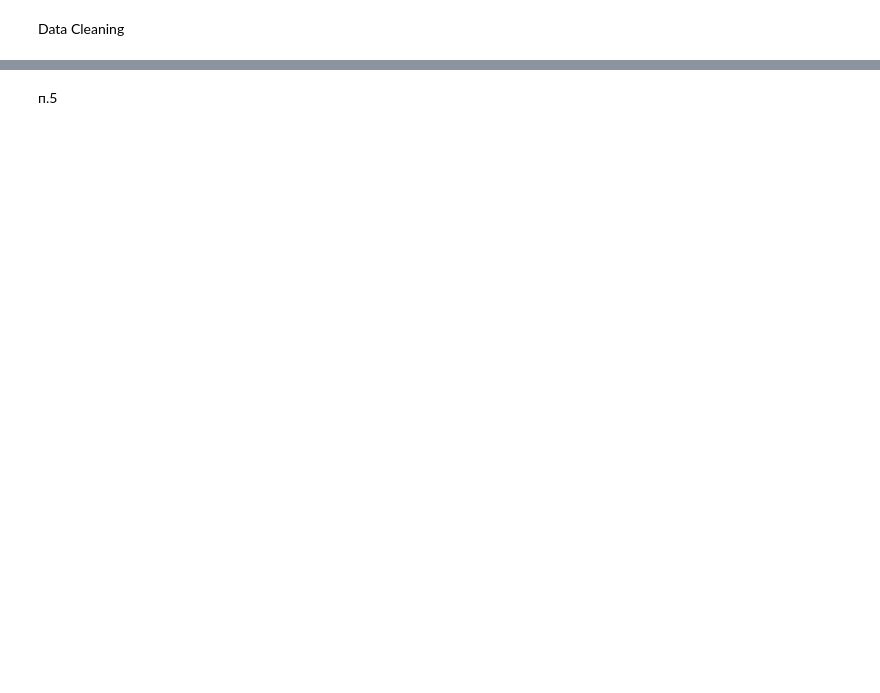
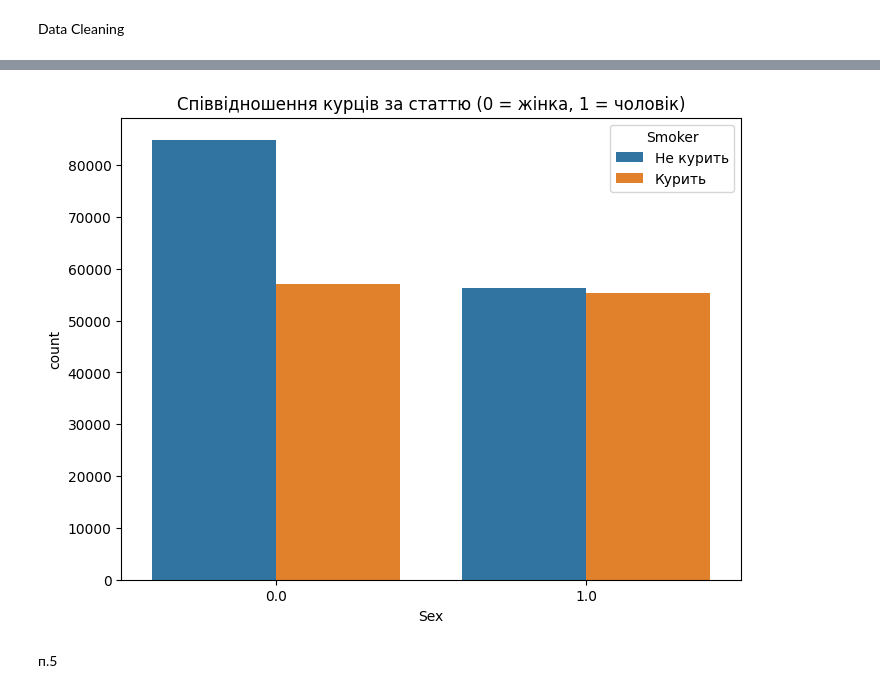
Before and after one commit to dmytrpylyp-ipt28/adlabs, a Jupyter notebook: lab3/lab3.ipynb, the cells around one changed output, grey strips where cells are left out. Cells and saved outputs as stored; diff of their text form; code cells hidden in the pictures; blank space fills up the shorter version.

```diff
--- a/lab3/lab3.ipynb
+++ b/lab3/lab3.ipynb
@@ -20,3 +47,11 @@ plt.show()
+# %%
+plt.figure(figsize=(8,6))
+sns.countplot(x='Sex', hue='Smoker', data=df)
+plt.title("Співвідношення курців за статтю (0 = жінка, 1 = чоловік)")
+plt.legend(title='Smoker', labels=['Не курить', 'Курить'])
+plt.show()
+# %% [output]
+[figure, added]
 # %% [markdown]
 п.5
 # %%
```
Also changed, not shown: parts of 5 cells of this notebook.
